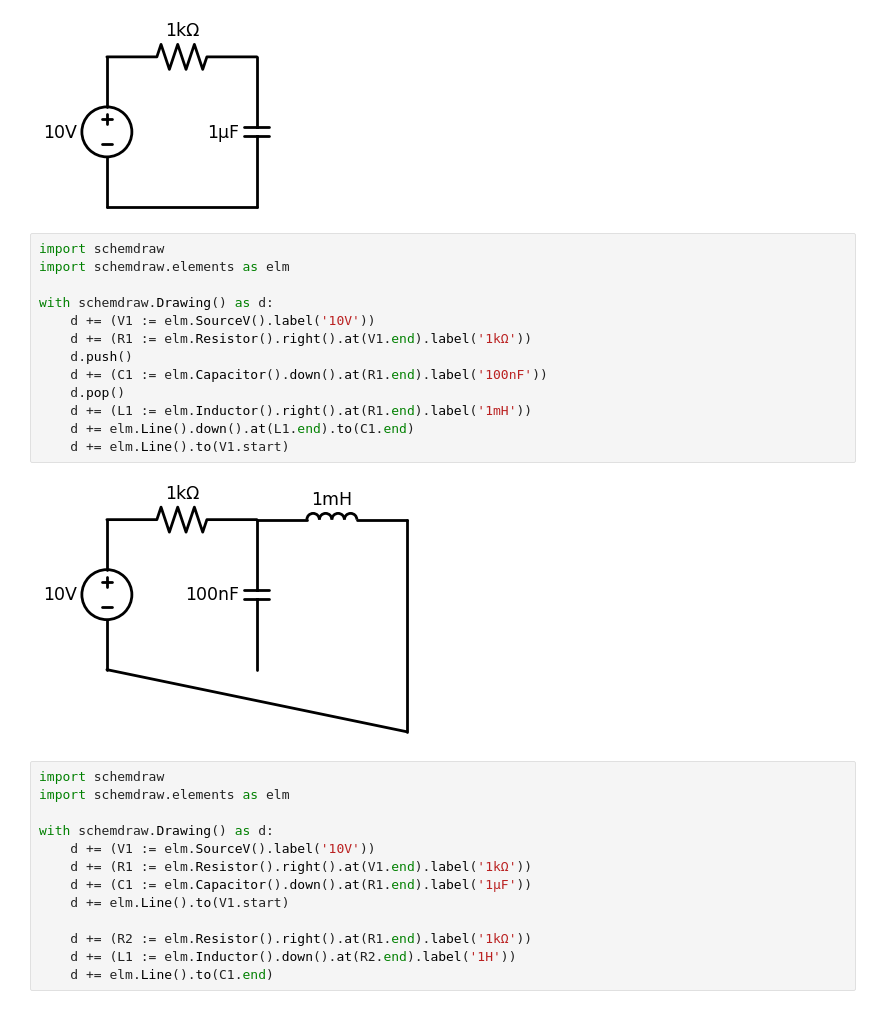
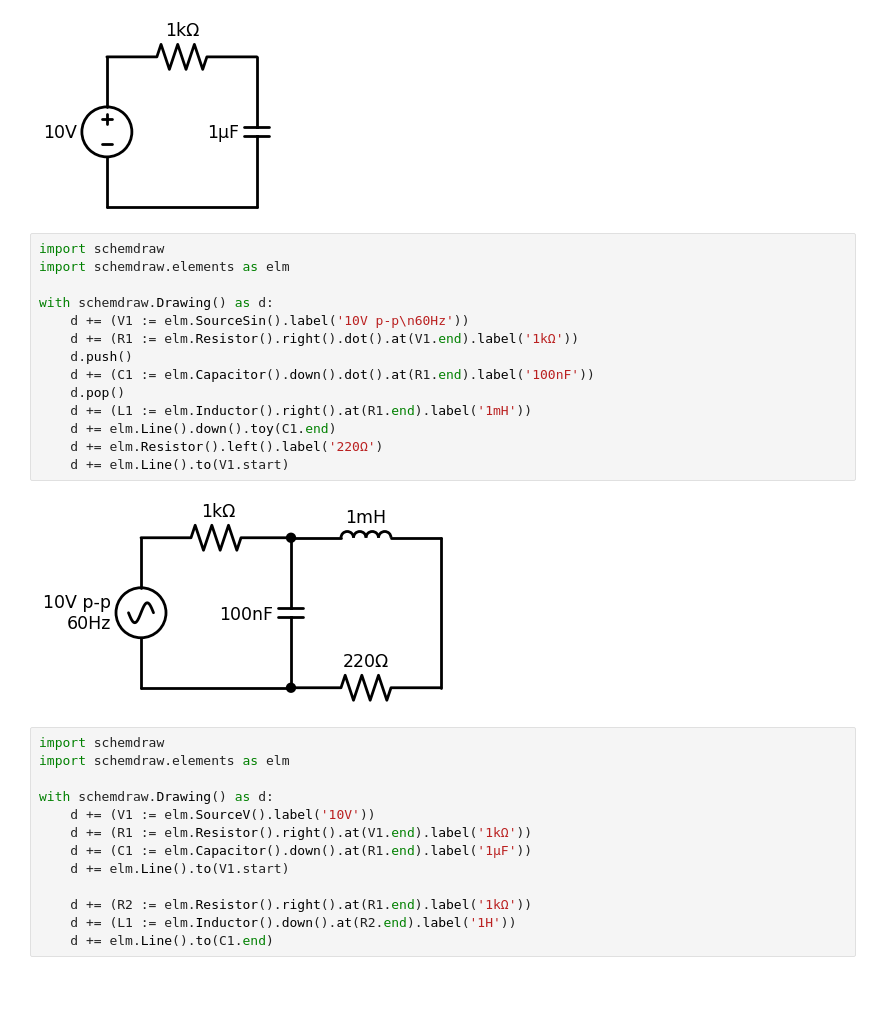
Before and after one commit to chenghsuanho/ct-finals, a Jupyter notebook: plot/plotter.ipynb, the cells around one changed output. Cells and saved outputs as stored; diff of their text form.

```diff
--- a/plot/plotter.ipynb
+++ b/plot/plotter.ipynb
@@ -113,18 +113,19 @@ with schemdraw.Drawing() as d:
 # %%
 import schemdraw
 import schemdraw.elements as elm
 
 with schemdraw.Drawing() as d:
-    d += (V1 := elm.SourceV().label('10V'))
-    d += (R1 := elm.Resistor().right().at(V1.end).label('1kΩ'))
+    d += (V1 := elm.SourceSin().label('10V p-p\n60Hz'))
+    d += (R1 := elm.Resistor().right().dot().at(V1.end).label('1kΩ'))
     d.push()
-    d += (C1 := elm.Capacitor().down().at(R1.end).label('100nF'))
+    d += (C1 := elm.Capacitor().down().dot().at(R1.end).label('100nF'))
     d.pop()
     d += (L1 := elm.Inductor().right().at(R1.end).label('1mH'))
-    d += elm.Line().down().at(L1.end).to(C1.end)
+    d += elm.Line().down().toy(C1.end)
+    d += elm.Resistor().left().label('220Ω')
     d += elm.Line().to(V1.start)
 # %% [output]
-[figure, old version]
+[figure, new version]
 # %%
 import schemdraw
 import schemdraw.elements as elm
```
Also changed, not shown: 18 other files.
